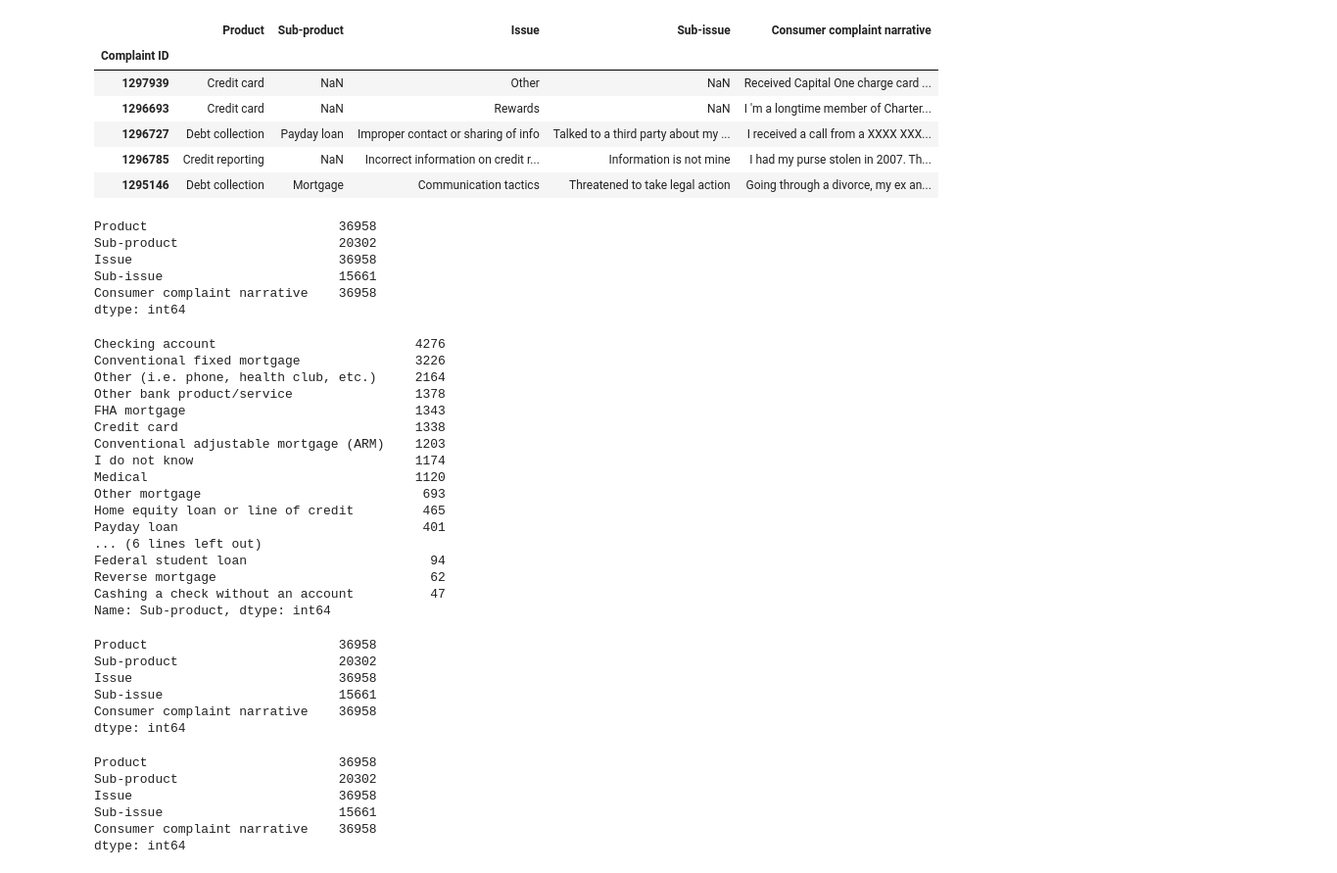
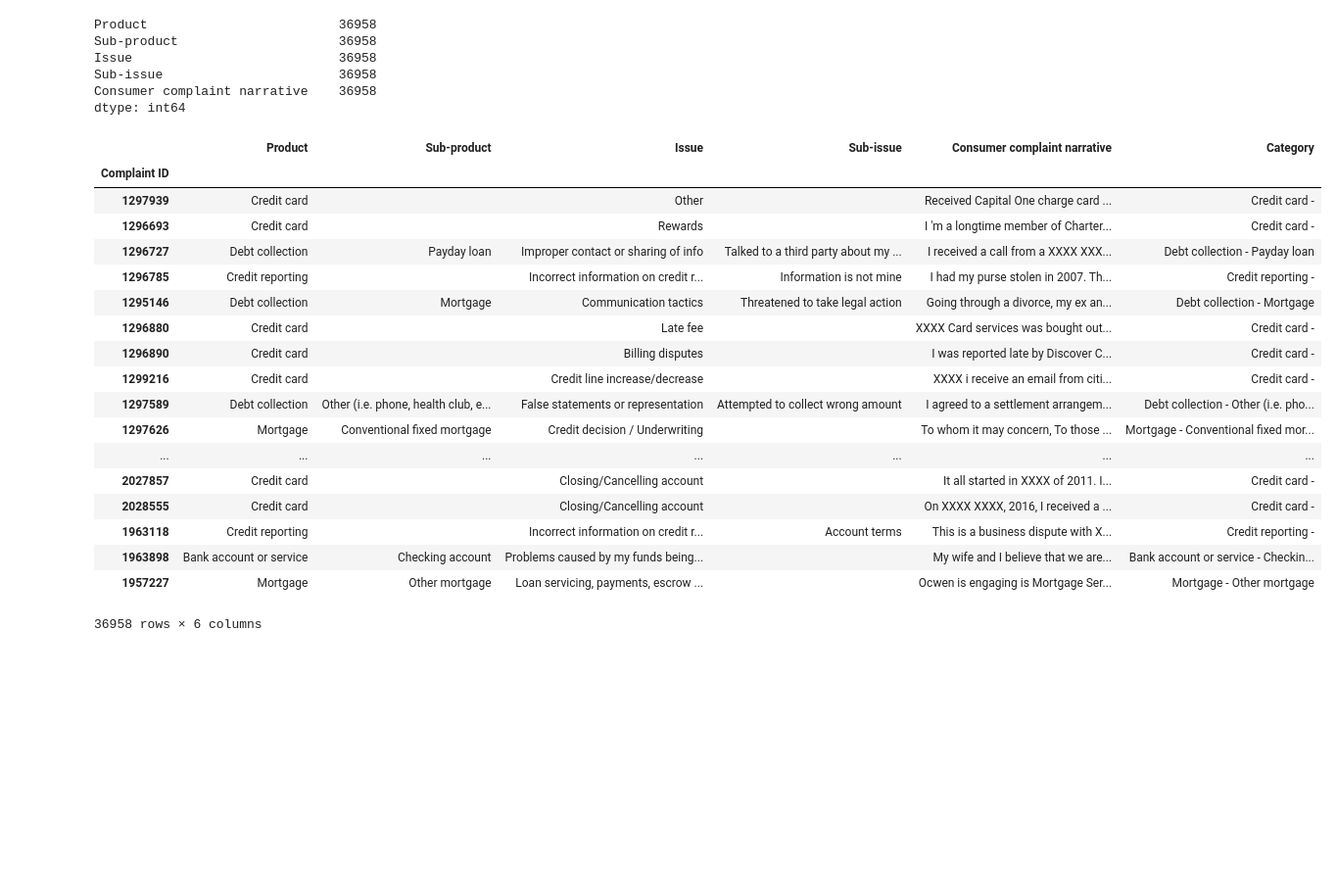
Before and after one commit to DrMegavolt/callcenter_ml, a Jupyter notebook: dataprep.ipynb, the cells around one changed output. Shown at 98% size. Cells and saved outputs as stored; diff of their text form; code cells hidden in the pictures; blank space fills up the shorter version.

```diff
--- a/dataprep.ipynb
+++ b/dataprep.ipynb
@@ -13,60 +12,37 @@ ModuleNotFoundError: No module named 'tqdm'
 # %%
 df= pd.read_csv('data_5_products.csv', index_col='Complaint ID', usecols=['Product','Sub-product', 'Issue', 'Sub-issue', 'Consumer complaint narrative', 'Complaint ID'])
-# %%
-df.head()
-# %% [output]
-|  | Product | Sub-product | Issue | Sub-issue | Consumer complaint narrative |
-| Complaint ID |  |  |  |  |  |
-| 1297939 | Credit card | NaN | Other | NaN | Received Capital One charge card ... |
-| 1296693 | Credit card | NaN | Rewards | NaN | I 'm a longtime member of Charter... |
-| 1296727 | Debt collection | Payday loan | Improper contact or sharing of info | Talked to a third party about my ... | I received a call from a XXXX XXX... |
-| 1296785 | Credit reporting | NaN | Incorrect information on credit r... | Information is not mine | I had my purse stolen in 2007. Th... |
-| 1295146 | Debt collection | Mortgage | Communication tactics | Threatened to take legal action | Going through a divorce, my ex an... |
+# %%
+df = df.fillna("")
+# df[df['Consumer complaint narrative'].str.len()<1000] we need to drop short texts
 # %%
 df.count()
 # %% [output]
 Product                         36958
-Sub-product                     20302
+Sub-product                     36958
 Issue                           36958
-Sub-issue                       15661
+Sub-issue                       36958
 Consumer complaint narrative    36958
 dtype: int64
 # %%
-df['Sub-product'].value_counts()
+df['Category'] = df["Product"] + " - " + df['Sub-product']
+df
 # %% [output]
+|  | Product | Sub-product | Issue | Sub-issue | Consumer complaint narrative | Category |
+| Complaint ID |  |  |  |  |  |  |
+| 1297939 | Credit card |  | Other |  | Received Capital One charge card ... | Credit card - |
+| 1296693 | Credit card |  | Rewards |  | I 'm a longtime member of Charter... | Credit card - |
+| 1296727 | Debt collection | Payday loan | Improper contact or sharing of info | Talked to a third party about my ... | I received a call from a XXXX XXX... | Debt collection - Payday loan |
+| 1296785 | Credit reporting |  | Incorrect information on credit r... | Information is not mine | I had my purse stolen in 2007. Th... | Credit reporting - |
+| 1295146 | Debt collection | Mortgage | Communication tactics | Threatened to take legal action | Going through a divorce, my ex an... | Debt collection - Mortgage |
+| 1296880 | Credit card |  | Late fee |  | XXXX Card services was bought out... | Credit card - |
+| 1296890 | Credit card |  | Billing disputes |  | I was reported late by Discover C... | Credit card - |
+| 1299216 | Credit card |  | Credit line increase/decrease |  | XXXX i receive an email from citi... | Credit card - |
+| 1297589 | Debt collection | Other (i.e. phone, health club, e... | False statements or representation | Attempted to collect wrong amount | I agreed to a settlement arrangem... | Debt collection - Other (i.e. pho... |
+| 1297626 | Mortgage | Conventional fixed mortgage | Credit decision / Underwriting |  | To whom it may concern, To those ... | Mortgage - Conventional fixed mor... |
+| ... | ... | ... | ... | ... | ... | ... |
+| 2027857 | Credit card |  | Closing/Cancelling account |  | It all started in XXXX of 2011. I... | Credit card - |
+| 2028555 | Credit card |  | Closing/Cancelling account |  | On XXXX XXXX, 2016, I received a ... | Credit card - |
+| 1963118 | Credit reporting |  | Incorrect information on credit r... | Account terms | This is a business dispute with X... | Credit reporting - |
+| 1963898 | Bank account or service | Checking account | Problems caused by my funds being... |  | My wife and I believe that we are... | Bank account or service - Checkin... |
+| 1957227 | Mortgage | Other mortgage | Loan servicing, payments, escrow ... |  | Ocwen is engaging is Mortgage Ser... | Mortgage - Other mortgage |
-Checking account                          4276
-Conventional fixed mortgage               3226
-Other (i.e. phone, health club, etc.)     2164
-Other bank product/service                1378
-FHA mortgage                              1343
-Credit card                               1338
-Conventional adjustable mortgage (ARM)    1203
-I do not know                             1174
-Medical                                   1120
-Other mortgage                             693
-Home equity loan or line of credit         465
-Payday loan                                401
-... (6 lines left out)
-Federal student loan                        94
-Reverse mortgage                            62
-Cashing a check without an account          47
-Name: Sub-product, dtype: int64
+36958 rows × 6 columns
-# %%
-x=df[df['Product']=='Credit card']
-x.count()
-# %% [output]
-Product                         36958
-Sub-product                     20302
-Issue                           36958
-Sub-issue                       15661
-Consumer complaint narrative    36958
-dtype: int64
-# %%
-df.count()
-# %% [output]
-Product                         36958
-Sub-product                     20302
-Issue                           36958
-Sub-issue                       15661
-Consumer complaint narrative    36958
-dtype: int64
```
Also changed, not shown: parts of 4 cells of this notebook.
